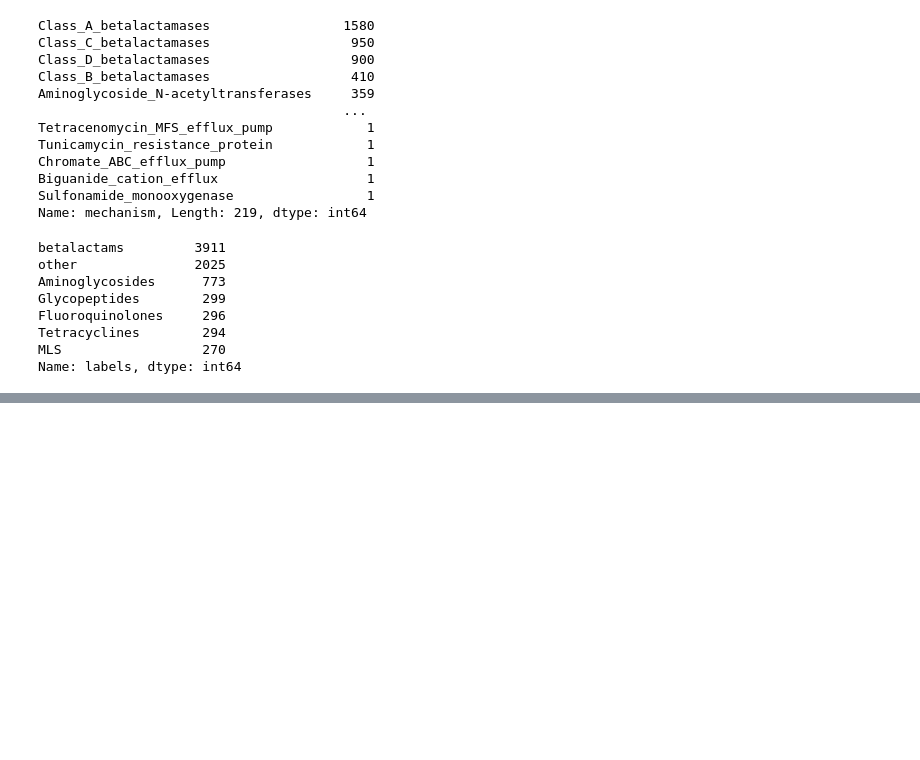
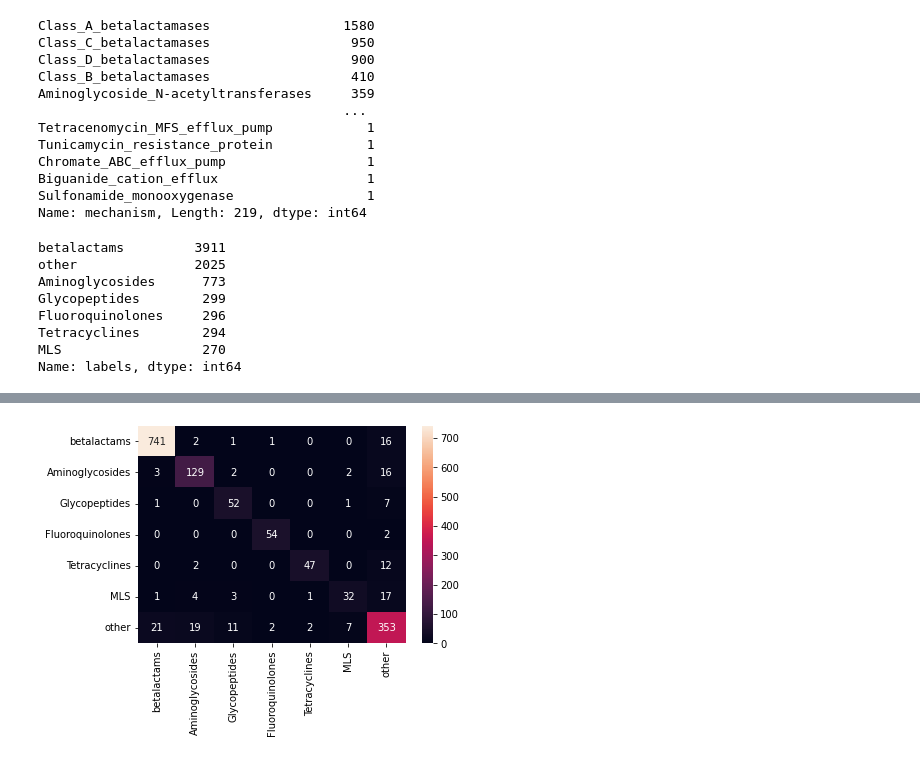
Before and after one commit to bhaweshiitk/20.C51_project, a Jupyter notebook: 20_C51_Graduate_Project.ipynb, the cells around one changed output, grey strips where cells are left out. Saved outputs shown, nothing was run; the diff lists cells and outputs as text; code cells hidden in the pictures; blank space fills up the shorter version.

Commit message:
CNN Models for 7 class and 11 class classification

```diff
--- a/20_C51_Graduate_Project.ipynb
+++ b/20_C51_Graduate_Project.ipynb
@@ -159,0 +244,7 @@ X.shape, y.shape
+# %%
+device = torch.device("cuda:0" if torch.cuda.is_available() else "cpu")
+# %%
+model = cnn1d()
+model = model.to(device)
+# for data in train_loader:
+#   model(data[0])
@@ -159,0 +352,20 @@ X.shape, y.shape
+# %%
+pred_labels = []
+true_labels = []
+test_loss = 0
+with torch.no_grad():
+  model.eval()
+  for batch in test_dataloader:
+    seq, label = batch
+    seq = seq.to(device)
+    label = label.to(device)
+    logits = model(seq)
+    test_loss += nn.functional.cross_entropy(logits, label.squeeze())*len(label)
+    preds = logits.max(1).indices
+    true_labels.extend(list(label.squeeze().detach().cpu().numpy()))
+    pred_labels.extend(list(preds.squeeze().detach().cpu().numpy()))
+test_loss = test_loss/len(test_data)
+# %%
+from sklearn.metrics import confusion_matrix
+cmat = confusion_matrix(true_labels, pred_labels)
+cmat
@@ -159,0 +380,8 @@ X.shape, y.shape
+# %%
+import seaborn as sns
+fig, ax = plt.subplots()
+sns.heatmap(cmat, annot=cmat, fmt="",  ax=ax, yticklabels=(label_code_1.keys()),
+            xticklabels=label_code_1.keys())
+plt.show()
+# %% [output]
+[figure, added]
```
Also changed, not shown: parts of 30 cells of this notebook.
